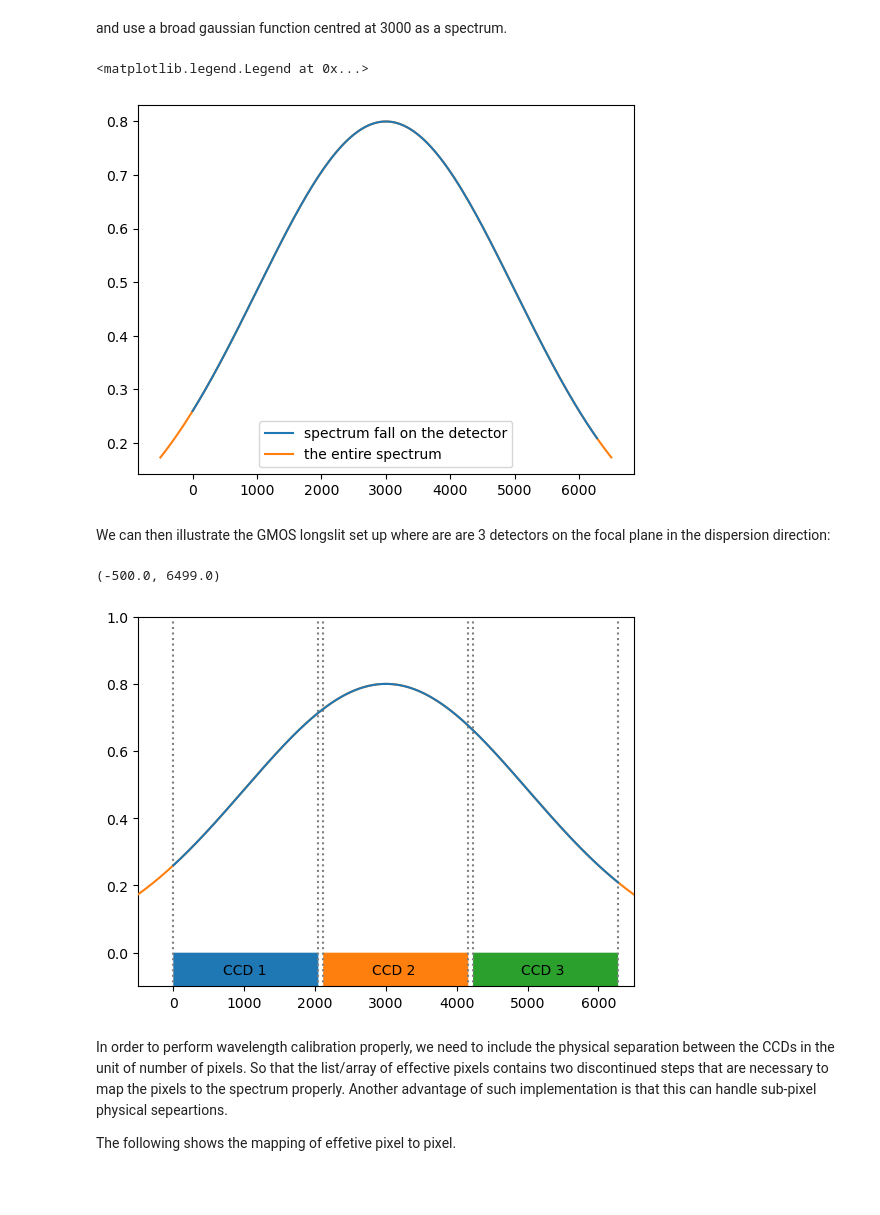
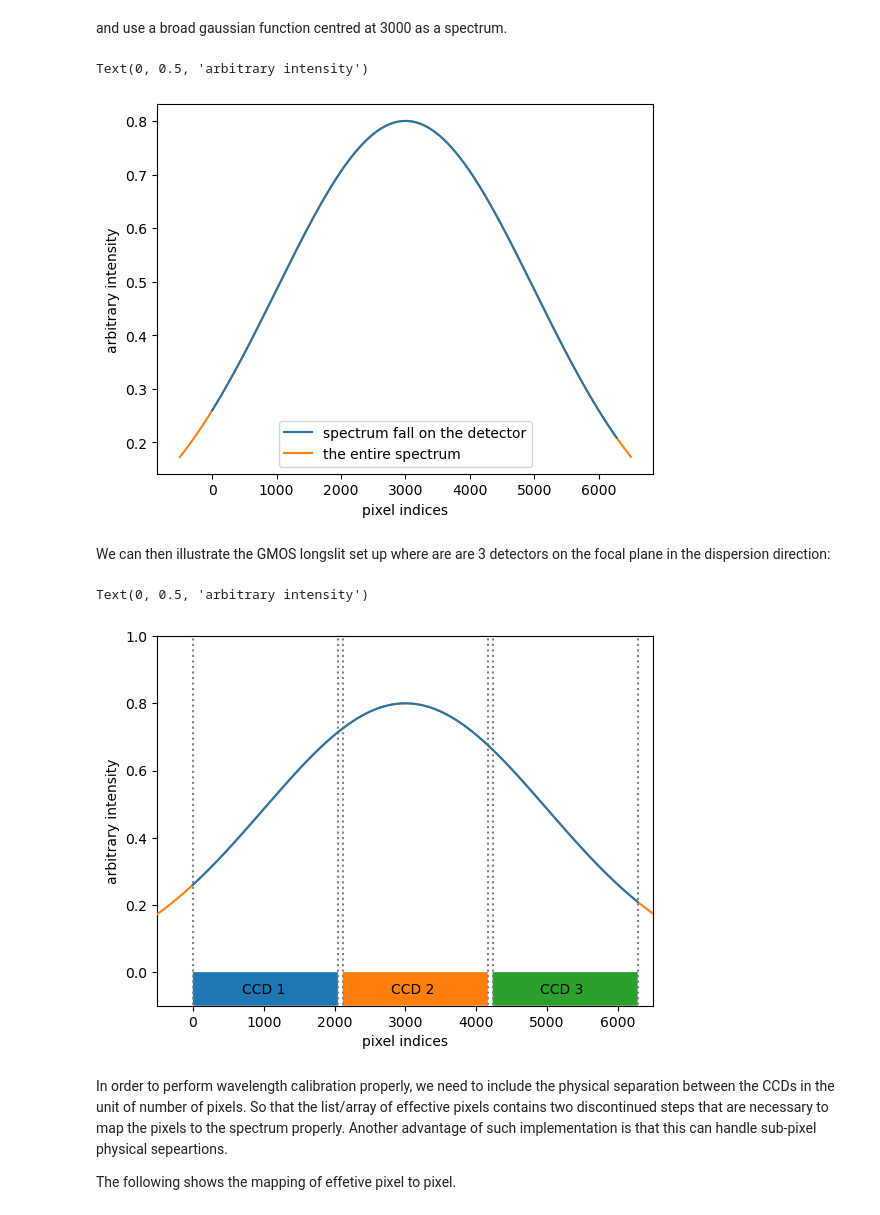
Before and after one commit to jveitchmichaelis/rascal-example, a Jupyter notebook: what_is_effective_pixels.ipynb, the cells around one changed output. Saved outputs shown, nothing was run; the diff lists cells and outputs as text; code cells hidden in the pictures; blank space fills up the shorter version.

```diff
--- a/what_is_effective_pixels.ipynb
+++ b/what_is_effective_pixels.ipynb
@@ -104,34 +104,39 @@ full_spectrum = gaus(_pix, 0.8, 0., 3000, 2000.)
 plt.plot(effective_pixels, spectrum, label='spectrum fall on the detector', zorder=10)
 plt.plot(_pix, full_spectrum, label='the entire spectrum', zorder=5)
 plt.legend()
+plt.xlabel('pixel indices')
+plt.ylabel('arbitrary intensity')
 # %% [output]
-<matplotlib.legend.Legend at 0x...>
+Text(0, 0.5, 'arbitrary intensity')
-[figure, old version]
+[figure, new version]
 # %% [markdown]
 We can then illustrate the GMOS longslit set up where are are 3 detectors on the focal plane in the dispersion direction:
 # %%
 plt.fill_between(np.arange(0, hamamatsu_width), -0.1, 0)
 plt.fill_between(np.arange(hamamatsu_width + hamamatsu_n_gap, hamamatsu_width * 2 + hamamatsu_n_gap), -0.1, 0)
 plt.fill_between(np.arange(hamamatsu_width * 2 + hamamatsu_n_gap * 2, hamamatsu_width * 3 + hamamatsu_n_gap * 2), -0.1, 0)
 
 plt.vlines(0, -1, 1, ls=":", color='grey')
 plt.vlines(hamamatsu_width, -1, 1, ls=":", color='grey')
 plt.vlines(hamamatsu_width + hamamatsu_n_gap, -1, 1, ls=":", color='grey')
 plt.vlines(hamamatsu_width * 2 + hamamatsu_n_gap, -1, 1, ls=":", color='grey')
 plt.vlines(hamamatsu_width * 2 + hamamatsu_n_gap * 2, -1, 1, ls=":", color='grey')
 plt.vlines(hamamatsu_width * 3 + hamamatsu_n_gap * 2, -1, 1, ls=":", color='grey')
 
 plt.text(700, -0.065, "CCD 1")
 plt.text(2800, -0.065, "CCD 2")
 plt.text(4900, -0.065, "CCD 3")
 
 plt.plot(effective_pixels, spectrum, zorder=10)
 plt.plot(_pix, full_spectrum, zorder=5)
 plt.ylim(-0.1, 1.0)
 plt.xlim(min(_pix), max(_pix))
+
+plt.xlabel('pixel indices')
+plt.ylabel('arbitrary intensity')
 # %% [output]
-(-500.0, 6499.0)
+Text(0, 0.5, 'arbitrary intensity')
-[figure, old version]
+[figure, new version]
 # %% [markdown]
 In order to perform wavelength calibration properly, we need to include the physical separation between the CCDs in the unit of number of pixels. So that the list/array of effective pixels contains two discontinued steps that are necessary to map the pixels to the spectrum properly. Another advantage of such implementation is that this can handle sub-pixel physical sepeartions.
 
```
Also changed, not shown: parts of 2 cells of this notebook.
